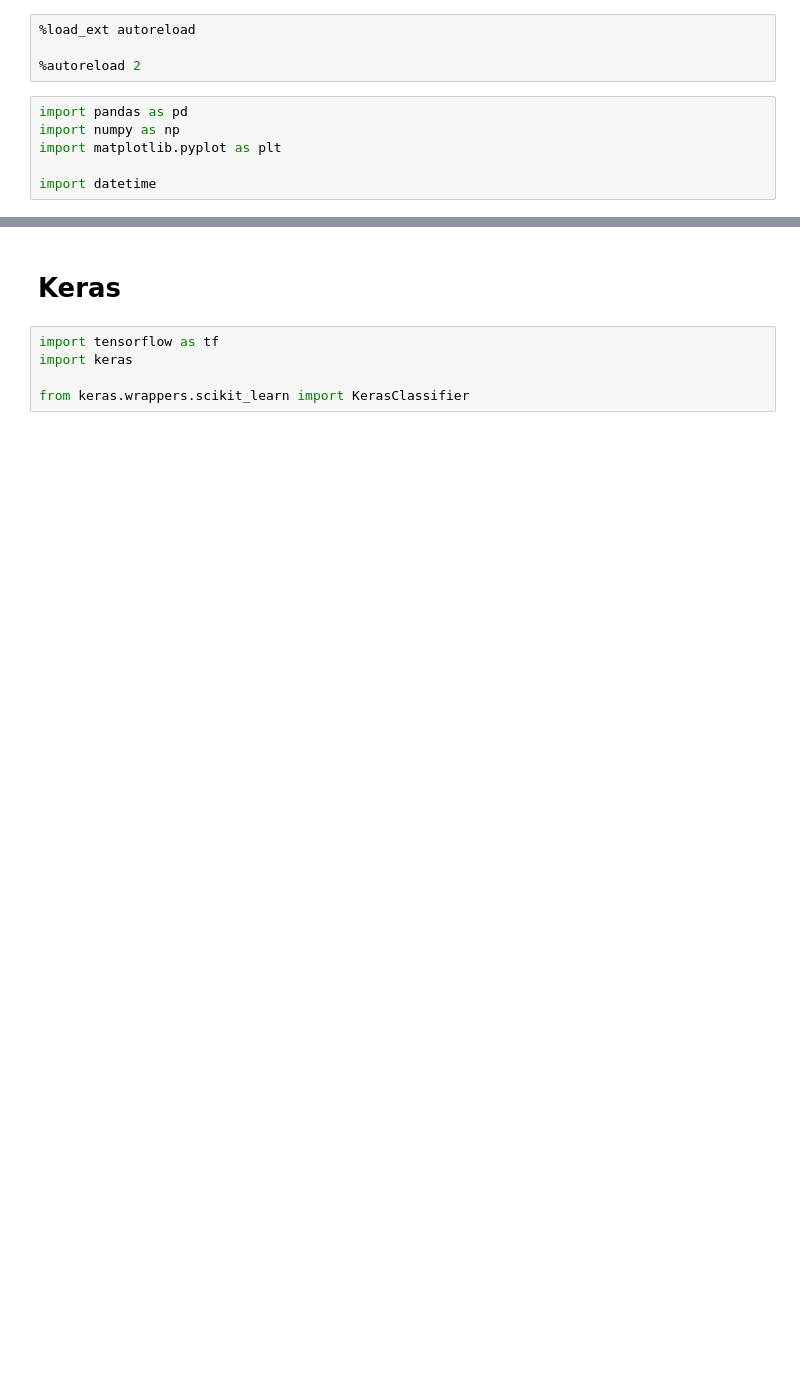
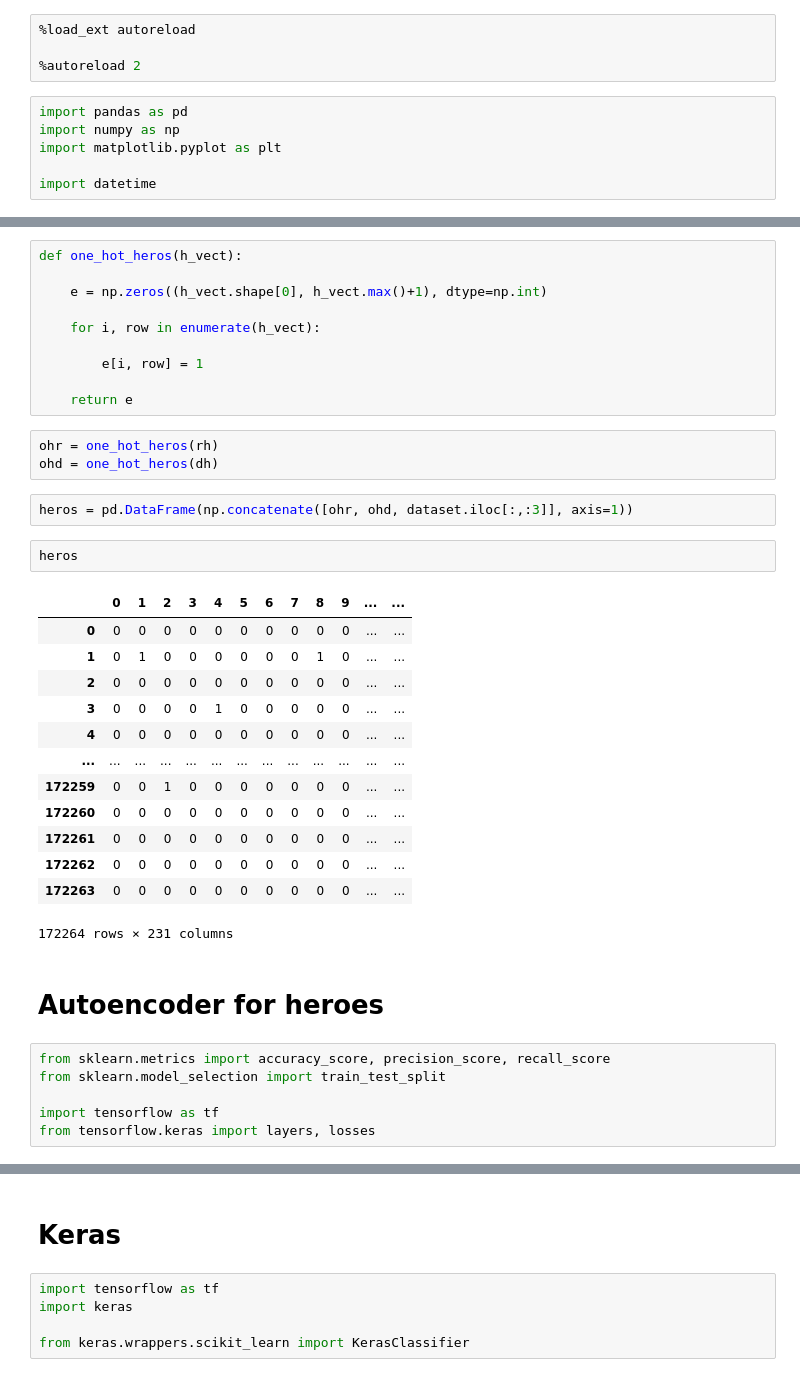
Before and after one commit to c-whitley/DOTA, a Jupyter notebook: Prediction/Match_Prediction.ipynb, the cells around one changed output, grey strips where cells are left out. Drawn from its saved outputs; the diff is of its cells as text; blank space fills up the shorter version.

```diff
--- a/Prediction/Match_Prediction.ipynb
+++ b/Prediction/Match_Prediction.ipynb
@@ -28,0 +31,39 @@ Name: Radiant_win, dtype: int64
+# %%
+def one_hot_heros(h_vect):
+
+    e = np.zeros((h_vect.shape[0], h_vect.max()+1), dtype=np.int)
+
+    for i, row in enumerate(h_vect):
+
+        e[i, row] = 1
+
+    return e
+# %%
+ohr = one_hot_heros(rh)
+ohd = one_hot_heros(dh)
+# %%
+heros = pd.DataFrame(np.concatenate([ohr, ohd, dataset.iloc[:,:3]], axis=1))
+# %%
+heros
+# %% [output]
+|  | 0 | 1 | 2 | 3 | 4 | 5 | 6 | 7 | 8 | 9 | ... | ... |
+| 0 | 0 | 0 | 0 | 0 | 0 | 0 | 0 | 0 | 0 | 0 | ... | ... |
+| 1 | 0 | 1 | 0 | 0 | 0 | 0 | 0 | 0 | 1 | 0 | ... | ... |
+| 2 | 0 | 0 | 0 | 0 | 0 | 0 | 0 | 0 | 0 | 0 | ... | ... |
+| 3 | 0 | 0 | 0 | 0 | 1 | 0 | 0 | 0 | 0 | 0 | ... | ... |
+| 4 | 0 | 0 | 0 | 0 | 0 | 0 | 0 | 0 | 0 | 0 | ... | ... |
+| ... | ... | ... | ... | ... | ... | ... | ... | ... | ... | ... | ... | ... |
+| 172259 | 0 | 0 | 1 | 0 | 0 | 0 | 0 | 0 | 0 | 0 | ... | ... |
+| 172260 | 0 | 0 | 0 | 0 | 0 | 0 | 0 | 0 | 0 | 0 | ... | ... |
+| 172261 | 0 | 0 | 0 | 0 | 0 | 0 | 0 | 0 | 0 | 0 | ... | ... |
+| 172262 | 0 | 0 | 0 | 0 | 0 | 0 | 0 | 0 | 0 | 0 | ... | ... |
+| 172263 | 0 | 0 | 0 | 0 | 0 | 0 | 0 | 0 | 0 | 0 | ... | ... |
+172264 rows × 231 columns
+# %% [markdown]
+# Autoencoder for heroes
+# %%
+from sklearn.metrics import accuracy_score, precision_score, recall_score
+from sklearn.model_selection import train_test_split
+
+import tensorflow as tf
+from tensorflow.keras import layers, losses
```
Also changed, not shown: parts of 28 cells of this notebook, 12 other files.
